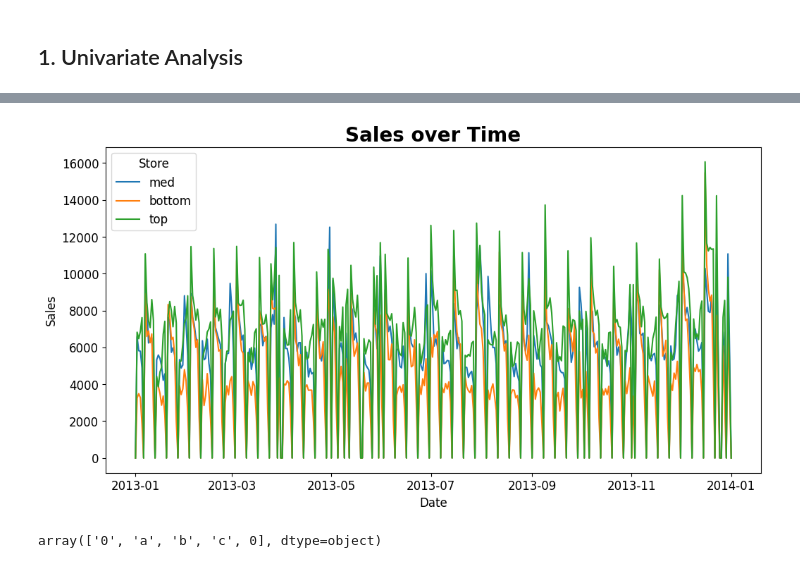
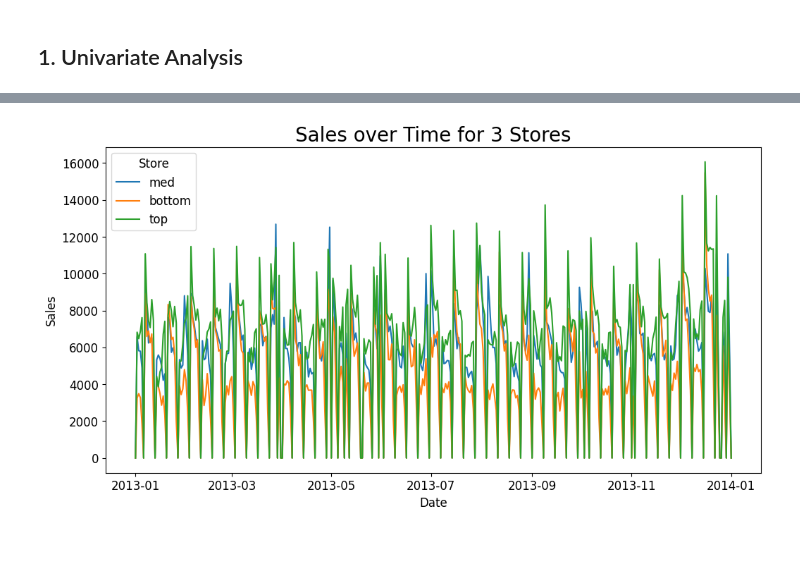
Before and after one commit to emtinanseo/Sales-Future-Forecast, a Jupyter notebook: notebooks/eda_indepth.ipynb, the cells around one changed output, grey strips where cells are left out. Saved outputs shown, nothing was run; the diff lists cells and outputs as text; code cells hidden in the pictures.

```diff
--- a/notebooks/eda_indepth.ipynb
+++ b/notebooks/eda_indepth.ipynb
@@ -346,12 +342,8 @@ df_year = df['2013-01-01':'2014-01-01']
 # %%
 _, ax = plt.subplots(1, figsize=(12, 6))
 sns.lineplot(ax= ax, x= df_year.index, y = df_year.Sales, hue = df_year.Store )
-plt.title('Sales over Time', size=20, fontweight='bold')
-#plt.savefig('sales_over_time', bbox_inches = 'tight')
+plt.title('Sales over Time for 3 Stores', size=20)
+#plt.savefig('sales_over_time_for_3stores', bbox_inches = 'tight')
 plt.show()
 # %% [output]
-[figure, old version]
+[figure, new version]
-# %%
-df['StateHoliday'].unique()
-# %% [output]
-array(['0', 'a', 'b', 'c', 0], dtype=object)
```
Also changed, not shown: parts of 80 cells of this notebook, 2 other files.
